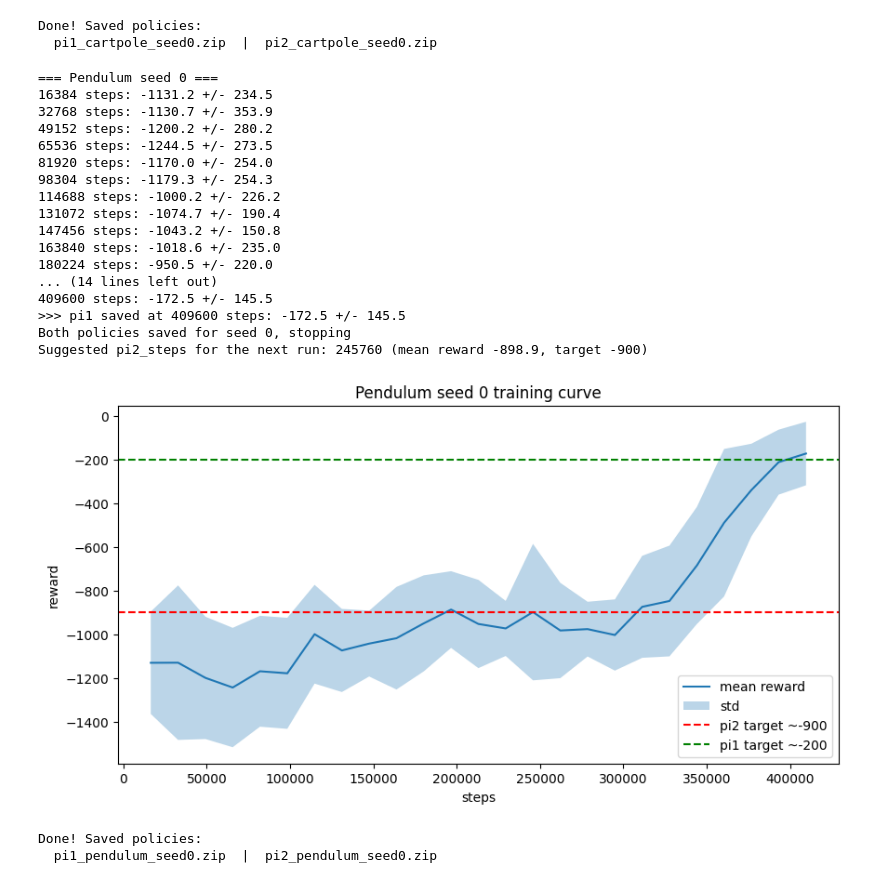
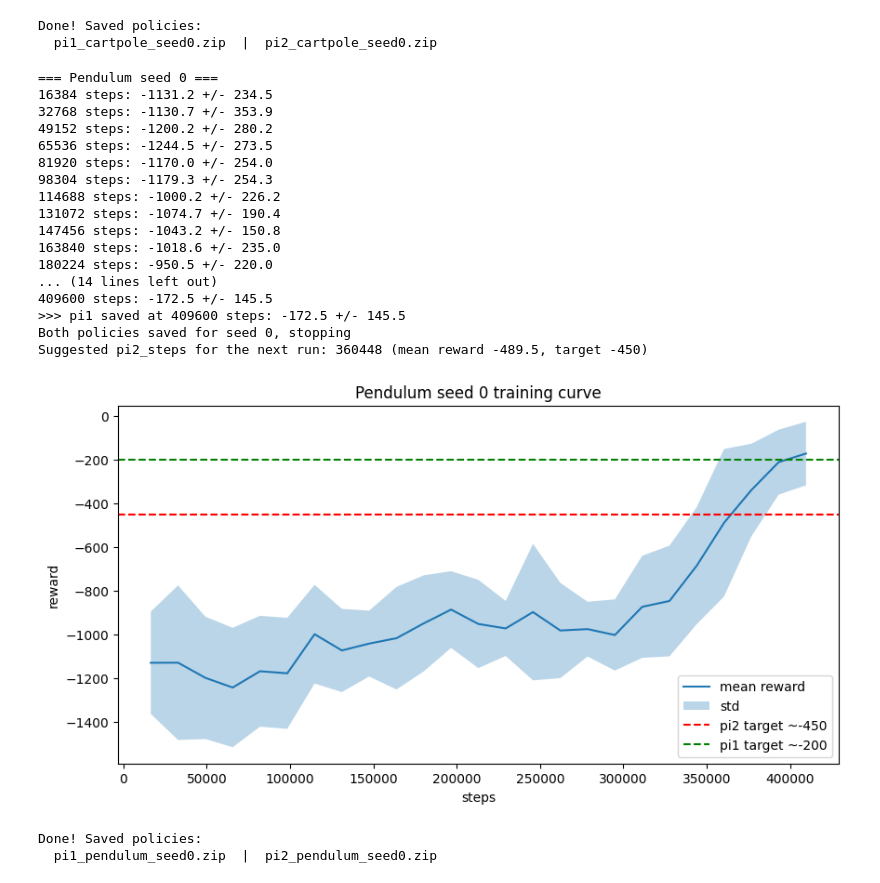
Before and after one commit to mgatti03/EE-568-Reinforcement-Project, a Jupyter notebook: policies_saving.ipynb, the cells around one changed output. Drawn from its saved outputs; the diff is of its cells as text; code cells hidden in the pictures.

```diff
--- a/policies_saving.ipynb
+++ b/policies_saving.ipynb
@@ -135,12 +135,12 @@ Suggested pi2_steps for the next run: 14336 (mean reward 259.4, target 250)
 Done! Saved policies:
   pi1_cartpole_seed0.zip  |  pi2_cartpole_seed0.zip
 # %%
-target_pi2_reward = -900
+target_pi2_reward = -450
 target_pi1_reward = -200
 checkpoint_interval = 1024 * 16
 
 seed = 0
-pi2_steps = 327680
+pi2_steps = 360448
 
 print(f"\n=== Pendulum seed {seed} ===")
 
@@ -212,34 +212,34 @@ plt.fill_between(
     [m + s for m, s in zip(mean_log, std_log)],
     alpha=0.3, label="std"
 )
 plt.axhline(target_pi2_reward, color="red",   linestyle="--", label=f"pi2 target ~{target_pi2_reward}")
 plt.axhline(target_pi1_reward, color="green", linestyle="--", label=f"pi1 target ~{target_pi1_reward}")
 plt.xlabel("steps")
 plt.ylabel("reward")
 plt.title(f"Pendulum seed {seed} training curve")
 plt.legend()
 plt.show()
 
 print("\nDone! Saved policies:")
 print(f"  pi1_pendulum_seed{seed}.zip  |  pi2_pendulum_seed{seed}.zip")
 # %% [output]
 === Pendulum seed 0 ===
 16384 steps: -1131.2 +/- 234.5
 32768 steps: -1130.7 +/- 353.9
 49152 steps: -1200.2 +/- 280.2
 65536 steps: -1244.5 +/- 273.5
 81920 steps: -1170.0 +/- 254.0
 98304 steps: -1179.3 +/- 254.3
 114688 steps: -1000.2 +/- 226.2
 131072 steps: -1074.7 +/- 190.4
 147456 steps: -1043.2 +/- 150.8
 163840 steps: -1018.6 +/- 235.0
 180224 steps: -950.5 +/- 220.0
 ... (14 lines left out)
 409600 steps: -172.5 +/- 145.5
 >>> pi1 saved at 409600 steps: -172.5 +/- 145.5
 Both policies saved for seed 0, stopping
-Suggested pi2_steps for the next run: 245760 (mean reward -898.9, target -900)
+Suggested pi2_steps for the next run: 360448 (mean reward -489.5, target -450)
-[figure, old version]
+[figure, new version]
 Done! Saved policies:
   pi1_pendulum_seed0.zip  |  pi2_pendulum_seed0.zip
```
Also changed, not shown: parts of 2 cells of this notebook.
